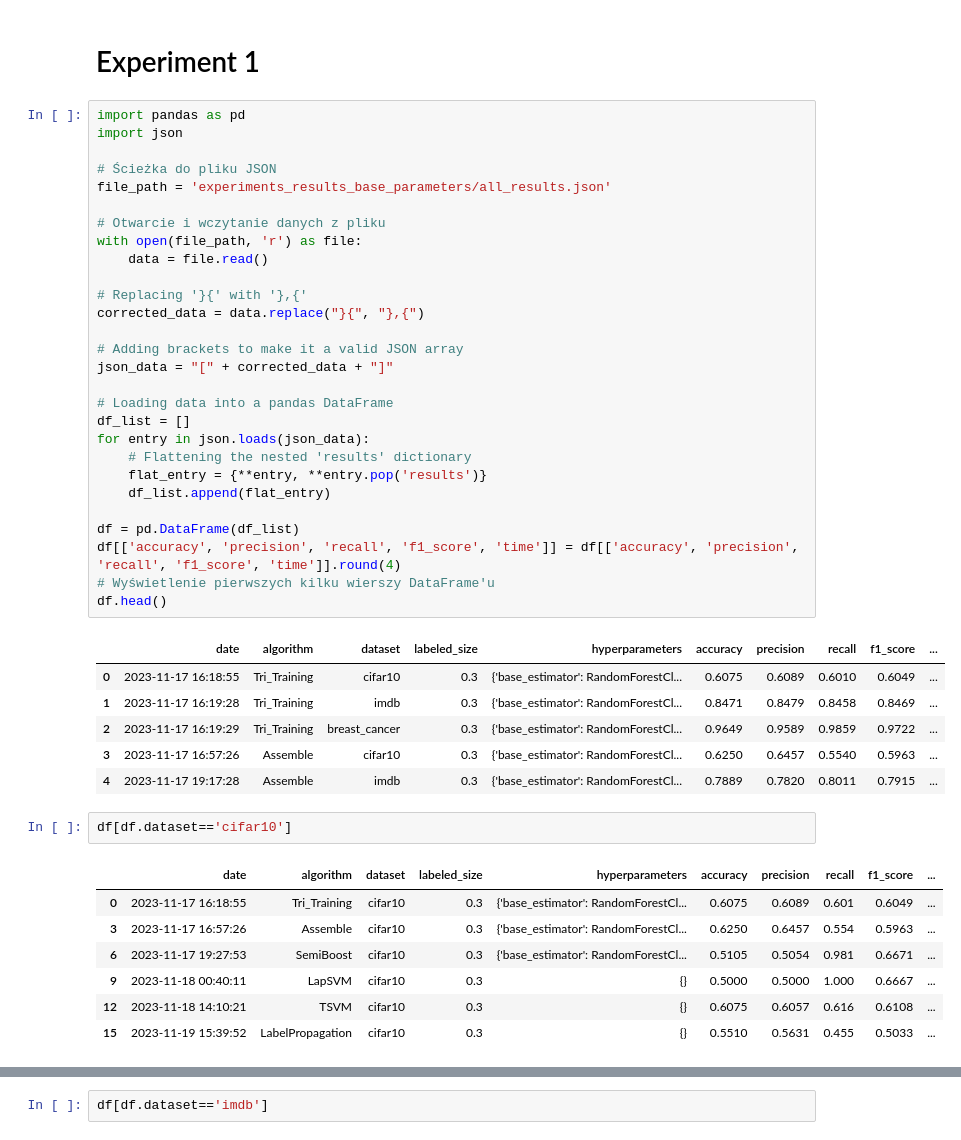
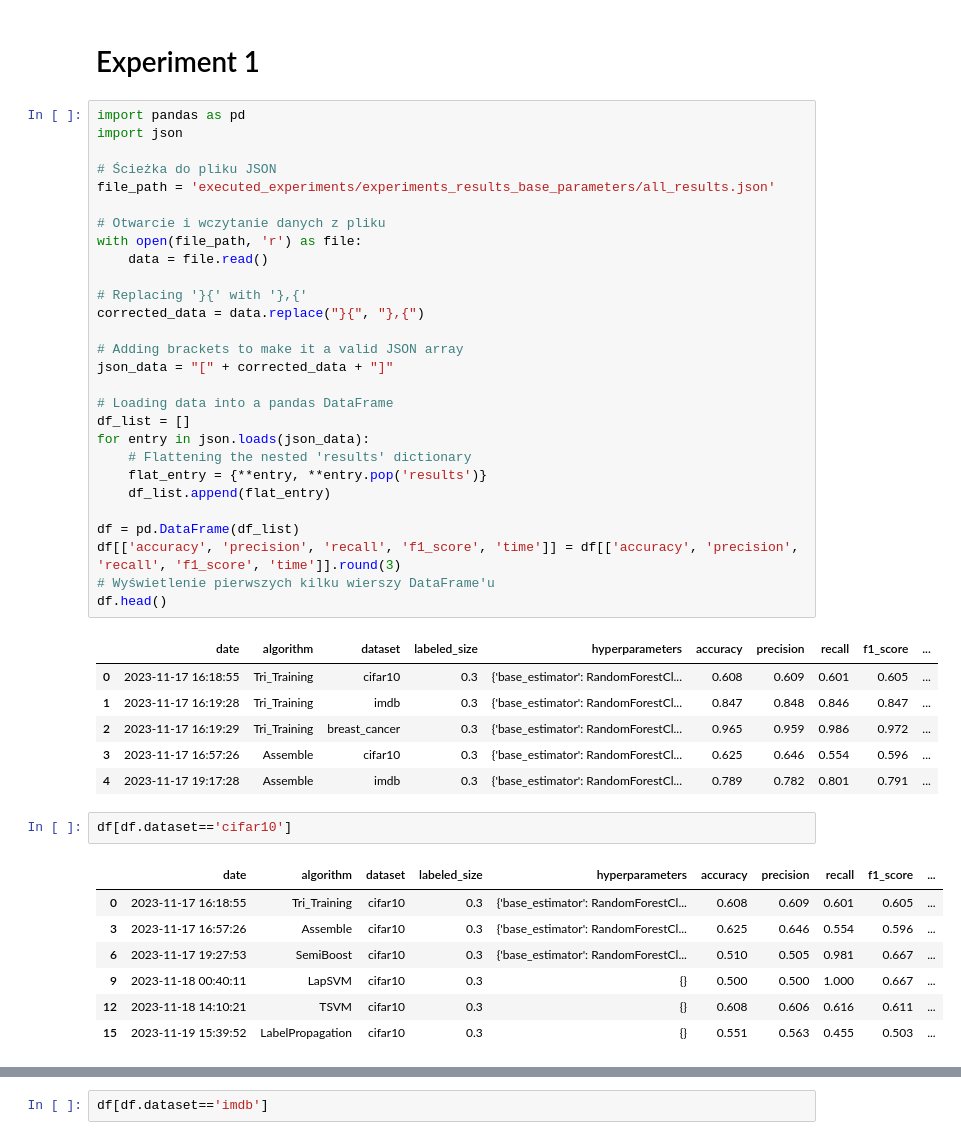
Before and after one commit to github-kamilk/BSc_Thesis, a Jupyter notebook: Experiments_analysis.ipynb, the cells around one changed output, grey strips where cells are left out. Saved outputs shown, nothing was run; the diff lists cells and outputs as text.

```diff
--- a/Experiments_analysis.ipynb
+++ b/Experiments_analysis.ipynb
@@ -3,48 +3,48 @@
 # %%
 import pandas as pd
 import json
 
 # Ścieżka do pliku JSON
-file_path = 'experiments_results_base_parameters/all_results.json'
+file_path = 'executed_experiments/experiments_results_base_parameters/all_results.json'
 
 # Otwarcie i wczytanie danych z pliku
 with open(file_path, 'r') as file:
     data = file.read()
 
 # Replacing '}{' with '},{'
 corrected_data = data.replace("}{", "},{")
 
 # Adding brackets to make it a valid JSON array
 json_data = "[" + corrected_data + "]"
 
 # Loading data into a pandas DataFrame
 df_list = []
 for entry in json.loads(json_data):
     # Flattening the nested 'results' dictionary
     flat_entry = {**entry, **entry.pop('results')}
     df_list.append(flat_entry)
 
 df = pd.DataFrame(df_list)
-df[['accuracy', 'precision', 'recall', 'f1_score', 'time']] = df[['accuracy', 'precision', 'recall', 'f1_score', 'time']].round(4)
+df[['accuracy', 'precision', 'recall', 'f1_score', 'time']] = df[['accuracy', 'precision', 'recall', 'f1_score', 'time']].round(3)
 # Wyświetlenie pierwszych kilku wierszy DataFrame'u
 df.head()
 # %% [output]
 |  | date | algorithm | dataset | labeled_size | hyperparameters | accuracy | precision | recall | f1_score | ... |
-| 0 | 2023-11-17 16:18:55 | Tri_Training | cifar10 | 0.3 | {'base_estimator': RandomForestCl... | 0.6075 | 0.6089 | 0.6010 | 0.6049 | ... |
-| 1 | 2023-11-17 16:19:28 | Tri_Training | imdb | 0.3 | {'base_estimator': RandomForestCl... | 0.8471 | 0.8479 | 0.8458 | 0.8469 | ... |
-| 2 | 2023-11-17 16:19:29 | Tri_Training | breast_cancer | 0.3 | {'base_estimator': RandomForestCl... | 0.9649 | 0.9589 | 0.9859 | 0.9722 | ... |
-| 3 | 2023-11-17 16:57:26 | Assemble | cifar10 | 0.3 | {'base_estimator': RandomForestCl... | 0.6250 | 0.6457 | 0.5540 | 0.5963 | ... |
-| 4 | 2023-11-17 19:17:28 | Assemble | imdb | 0.3 | {'base_estimator': RandomForestCl... | 0.7889 | 0.7820 | 0.8011 | 0.7915 | ... |
+| 0 | 2023-11-17 16:18:55 | Tri_Training | cifar10 | 0.3 | {'base_estimator': RandomForestCl... | 0.608 | 0.609 | 0.601 | 0.605 | ... |
+| 1 | 2023-11-17 16:19:28 | Tri_Training | imdb | 0.3 | {'base_estimator': RandomForestCl... | 0.847 | 0.848 | 0.846 | 0.847 | ... |
+| 2 | 2023-11-17 16:19:29 | Tri_Training | breast_cancer | 0.3 | {'base_estimator': RandomForestCl... | 0.965 | 0.959 | 0.986 | 0.972 | ... |
+| 3 | 2023-11-17 16:57:26 | Assemble | cifar10 | 0.3 | {'base_estimator': RandomForestCl... | 0.625 | 0.646 | 0.554 | 0.596 | ... |
+| 4 | 2023-11-17 19:17:28 | Assemble | imdb | 0.3 | {'base_estimator': RandomForestCl... | 0.789 | 0.782 | 0.801 | 0.791 | ... |
 # %%
 df[df.dataset=='cifar10']
 # %% [output]
 |  | date | algorithm | dataset | labeled_size | hyperparameters | accuracy | precision | recall | f1_score | ... |
-| 0 | 2023-11-17 16:18:55 | Tri_Training | cifar10 | 0.3 | {'base_estimator': RandomForestCl... | 0.6075 | 0.6089 | 0.601 | 0.6049 | ... |
-| 3 | 2023-11-17 16:57:26 | Assemble | cifar10 | 0.3 | {'base_estimator': RandomForestCl... | 0.6250 | 0.6457 | 0.554 | 0.5963 | ... |
-| 6 | 2023-11-17 19:27:53 | SemiBoost | cifar10 | 0.3 | {'base_estimator': RandomForestCl... | 0.5105 | 0.5054 | 0.981 | 0.6671 | ... |
-| 9 | 2023-11-18 00:40:11 | LapSVM | cifar10 | 0.3 | {} | 0.5000 | 0.5000 | 1.000 | 0.6667 | ... |
-| 12 | 2023-11-18 14:10:21 | TSVM | cifar10 | 0.3 | {} | 0.6075 | 0.6057 | 0.616 | 0.6108 | ... |
-| 15 | 2023-11-19 15:39:52 | LabelPropagation | cifar10 | 0.3 | {} | 0.5510 | 0.5631 | 0.455 | 0.5033 | ... |
+| 0 | 2023-11-17 16:18:55 | Tri_Training | cifar10 | 0.3 | {'base_estimator': RandomForestCl... | 0.608 | 0.609 | 0.601 | 0.605 | ... |
+| 3 | 2023-11-17 16:57:26 | Assemble | cifar10 | 0.3 | {'base_estimator': RandomForestCl... | 0.625 | 0.646 | 0.554 | 0.596 | ... |
+| 6 | 2023-11-17 19:27:53 | SemiBoost | cifar10 | 0.3 | {'base_estimator': RandomForestCl... | 0.510 | 0.505 | 0.981 | 0.667 | ... |
+| 9 | 2023-11-18 00:40:11 | LapSVM | cifar10 | 0.3 | {} | 0.500 | 0.500 | 1.000 | 0.667 | ... |
+| 12 | 2023-11-18 14:10:21 | TSVM | cifar10 | 0.3 | {} | 0.608 | 0.606 | 0.616 | 0.611 | ... |
+| 15 | 2023-11-19 15:39:52 | LabelPropagation | cifar10 | 0.3 | {} | 0.551 | 0.563 | 0.455 | 0.503 | ... |
 # %%
 [print(' & '.join(df[df.dataset=='cifar10'].values[i][5:].astype('str'))) for i in range(6)]
 # %% [output]
```
Also changed, not shown: parts of 19 cells of this notebook, 3 other files.
